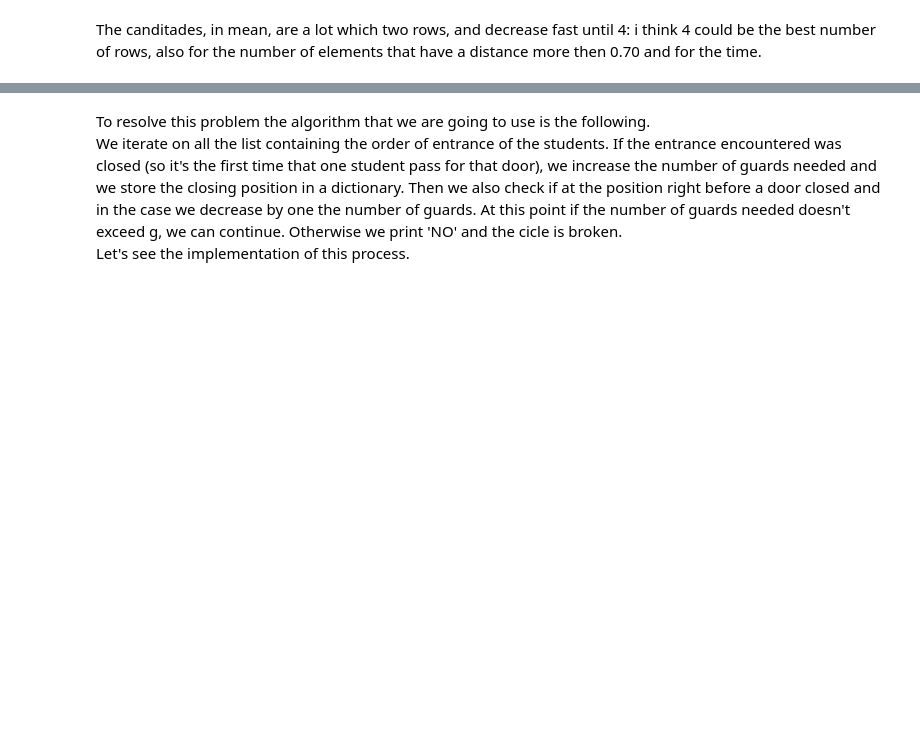
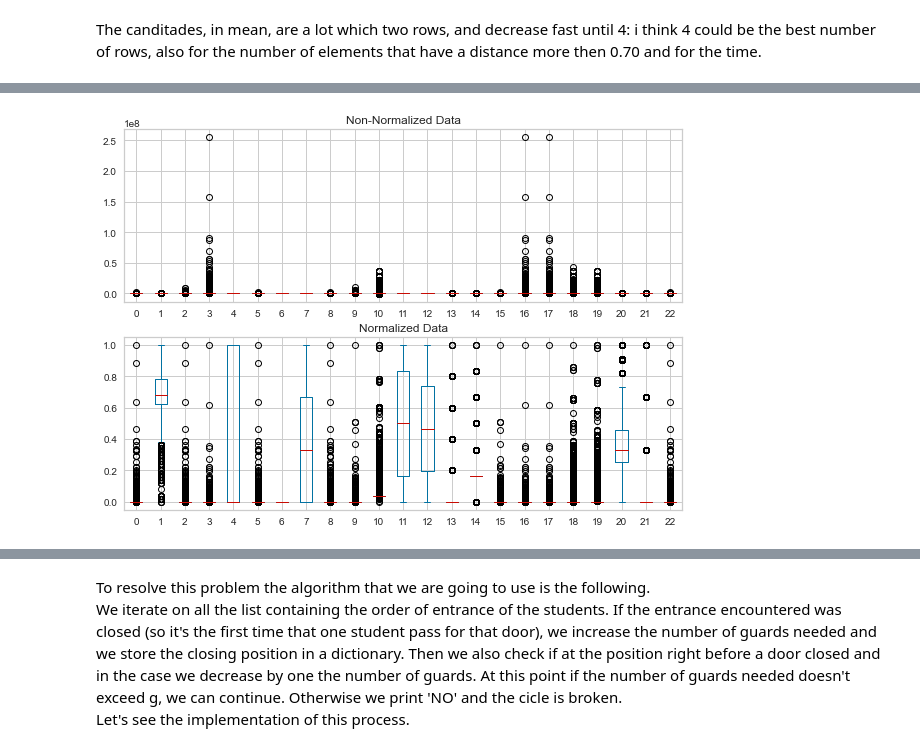
Before and after one commit to Leoni1894985/HM-4, a Jupyter notebook: main.ipynb, the cells around one changed output, grey strips where cells are left out. Cells and saved outputs as stored; diff of their text form; code cells hidden in the pictures; blank space fills up the shorter version.

```diff
--- a/main.ipynb
+++ b/main.ipynb
@@ -797,0 +1177,26 @@ The canditades, in mean, are a lot which two rows, and decrease fast until 4: i
+# %%
+#retrieve the previously created dataset
+cust2 = pd.read_csv('customers_features.csv')
+# %%
+#define which are the column of interest
+columns = list(set(customers_features.columns) - {'CustomerID', 'DOB', 'frequent_loc', 'visited_cities', 'total_deposit_amount'})
+
+#define function that transforms period of the day in a number
+def transform_freq_period(x):
+    if x=='Morning': return 0
+    elif x=='Afternoon': return 1
+    elif x=='Evening': return 2
+    else: return 3
+
+#function that transforms weekday names into numbers
+weekdays = ['Monday', 'Tuesday', 'Wednesday', 'Thursday', 'Friday', 'Saturday', 'Sunday']
+def transform_freq_day(x):
+    return weekdays.index(x)
+
+#take only quantitative values and transform eventual qualitative features
+data2 = cust2.copy()[columns]
+data2['frequent_gender']=data2.frequent_gender.apply(lambda x: 0 if x=='M' else 1)
+data2['frequent_period'] = data2.frequent_period.apply(lambda x: transform_freq_period(x))
+data2['frequent_day'] = data2.frequent_day.apply(lambda x: transform_freq_day(x))
+data2['out_of_money'] = data2.out_of_money.apply(lambda x: 0 if x=='N' else 1)
+data2
@@ -797,0 +1217,3 @@ The canditades, in mean, are a lot which two rows, and decrease fast until 4: i
+# %%
+#drop nan values
+data2 = data2[np.isfinite(data2).all(1)]
@@ -797,0 +1227,7 @@ The canditades, in mean, are a lot which two rows, and decrease fast until 4: i
+# %%
+#normalize the dataset
+normalizer = MinMaxScaler()
+
+normalizer.fit(data2)
+
+normalized_data = normalizer.transform(data2)
@@ -797,0 +1250,11 @@ The canditades, in mean, are a lot which two rows, and decrease fast until 4: i
+# %%
+#let's plot the data before and after the normalization
+f, (ax1, ax2) = plt.subplots(2, 1, figsize = (10,7))
+
+data2.plot(kind = 'box', ax = ax1, title = 'Non-Normalized Data')
+ax1.set_xticklabels(list(range(0,23)))
+pd.DataFrame(normalized_data).plot(kind = 'box', ax = ax2, title='Normalized Data')
+
+plt.show()
+# %% [output]
+[figure, added]
```
Also changed, not shown: parts of 117 cells of this notebook, 1 other file.
